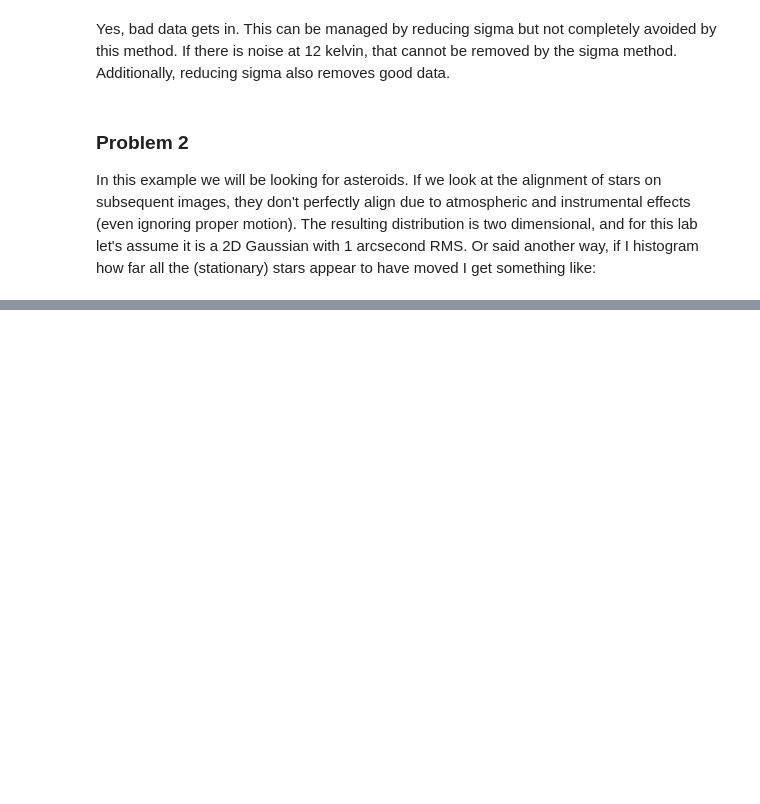
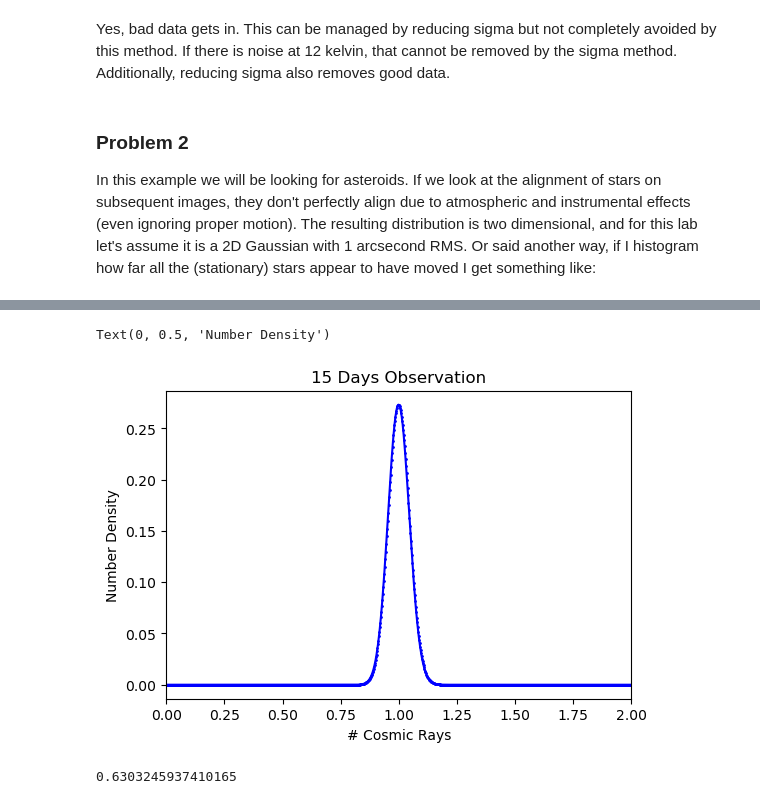
Before and after one commit to mishra2201/PHYS_434, a Jupyter notebook: LABS/LAB_3.ipynb, the cells around one changed output, grey strips where cells are left out. Cells and saved outputs as stored; diff of their text form; code cells hidden in the pictures; blank space fills up the shorter version.

```diff
--- a/LABS/LAB_3.ipynb
+++ b/LABS/LAB_3.ipynb
@@ -141,0 +210,17 @@ What distance in arcseconds represents a 5 sigma detection of motion? <br>
+# %%
+days=15
+plt.plot(x, poisson.pmf(x1, new_mu)*days, "bo-",ms=1, label=' summed poisson pmf')
+plt.xlim(0,2)
+plt.title("15 Days Observation")
+plt.xlabel("# Cosmic Rays")
+plt.ylabel("Number Density")
+# %% [output]
+Text(0, 0.5, 'Number Density')
+[figure, added]
+# %%
+point=6800
+point_to_prob=stats.poisson.cdf(7200/6800,1)
+prob_to_sigma=stats.norm.ppf(point_to_prob)
+prob_to_sigma
+# %% [output]
+0.6303245937410165
```
Also changed, not shown: parts of 25 cells of this notebook.
